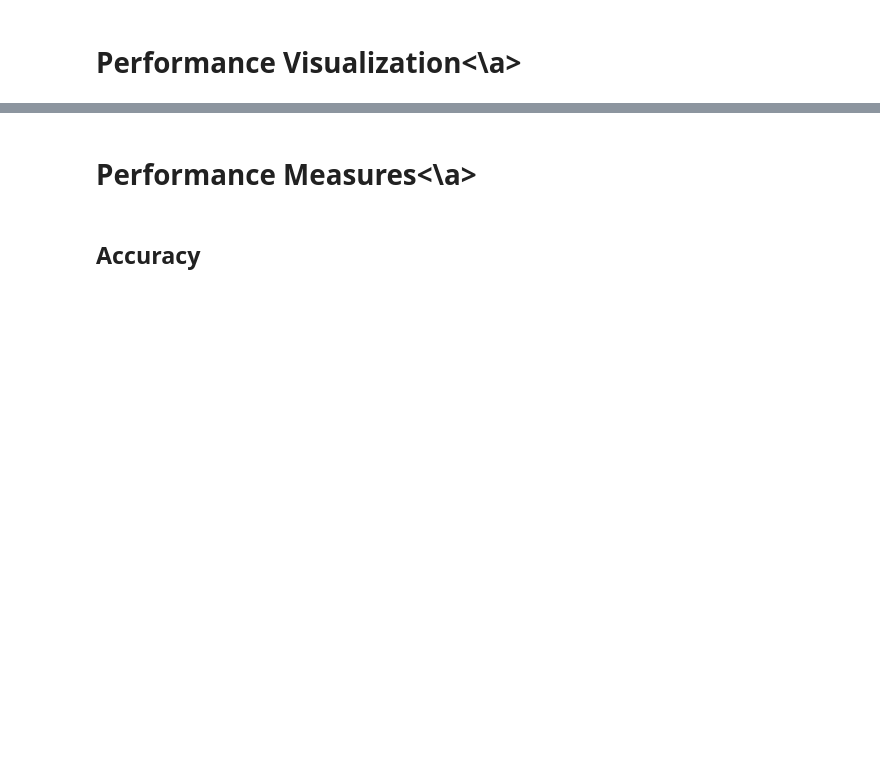
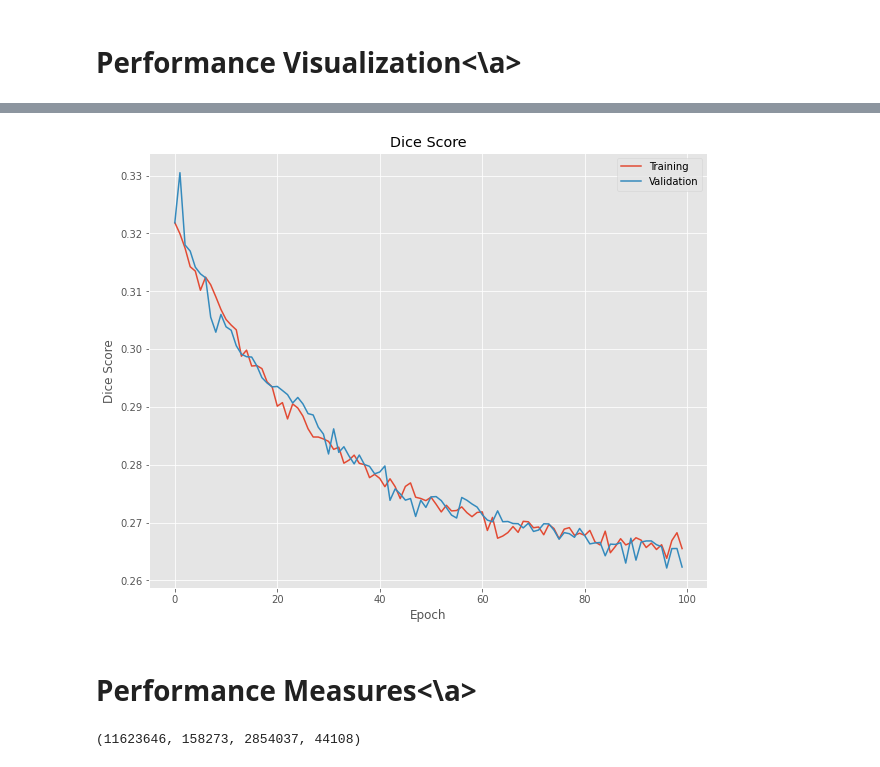
Before and after one commit to zeeshanalipanhwar/Semantic-Segmentation-Keras, a Jupyter notebook: SegNet_Basic_for_Semantic_Segmentation.ipynb, the cells around one changed output, grey strips where cells are left out. Saved outputs shown, nothing was run; the diff lists cells and outputs as text; code cells hidden in the pictures; blank space fills up the shorter version.

```diff
--- a/SegNet_Basic_for_Semantic_Segmentation.ipynb
+++ b/SegNet_Basic_for_Semantic_Segmentation.ipynb
@@ -380,7 +419,19 @@ plt.show()
+# %%
+# plot the training and validation accuracies
+plt.style.use("ggplot")
+plt.figure()
+plt.plot(N, H.history["dice_score"], label="Training")
+plt.plot(N, H.history["val_dice_score"], label="Validation")
+plt.title("Dice Score")
+plt.xlabel("Epoch")
+plt.ylabel("Dice Score")
+plt.legend()
+plt.savefig("segnet_basic_dice_score_plot.png")
+plt.show()
+# %% [output]
+[figure, added]
 # %%
 # save the model for future use or deployment
 model.save("segnet_basic.model")
 # %% [markdown]
 # Performance Measures<a id='pmeasures'><\a>
-# %% [markdown]
-## Accuracy
@@ -386,0 +441,4 @@ model.save("segnet_basic.model")
+# %%
+TN, FP, FN, TP
+# %% [output]
+(11623646, 158273, 2854037, 44108)
```
Also changed, not shown: parts of 35 cells of this notebook.
